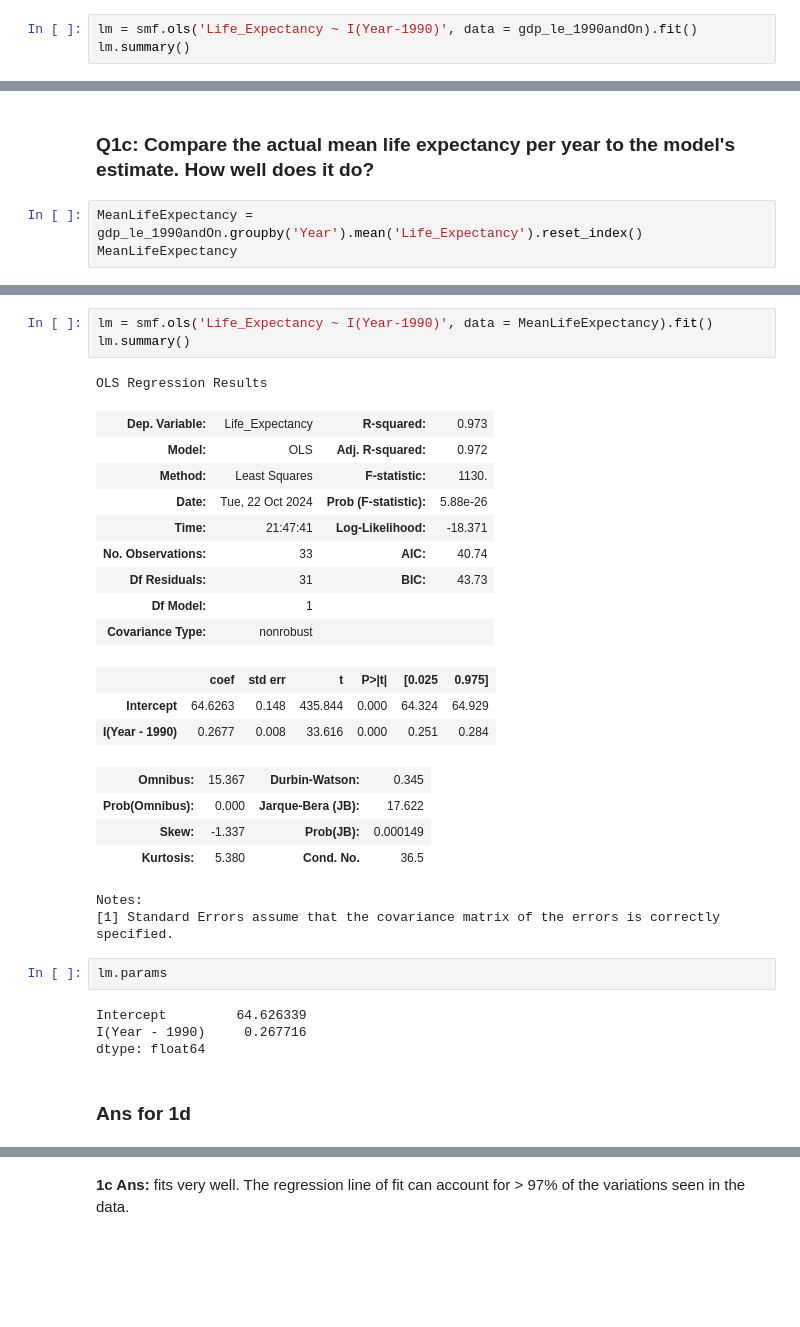
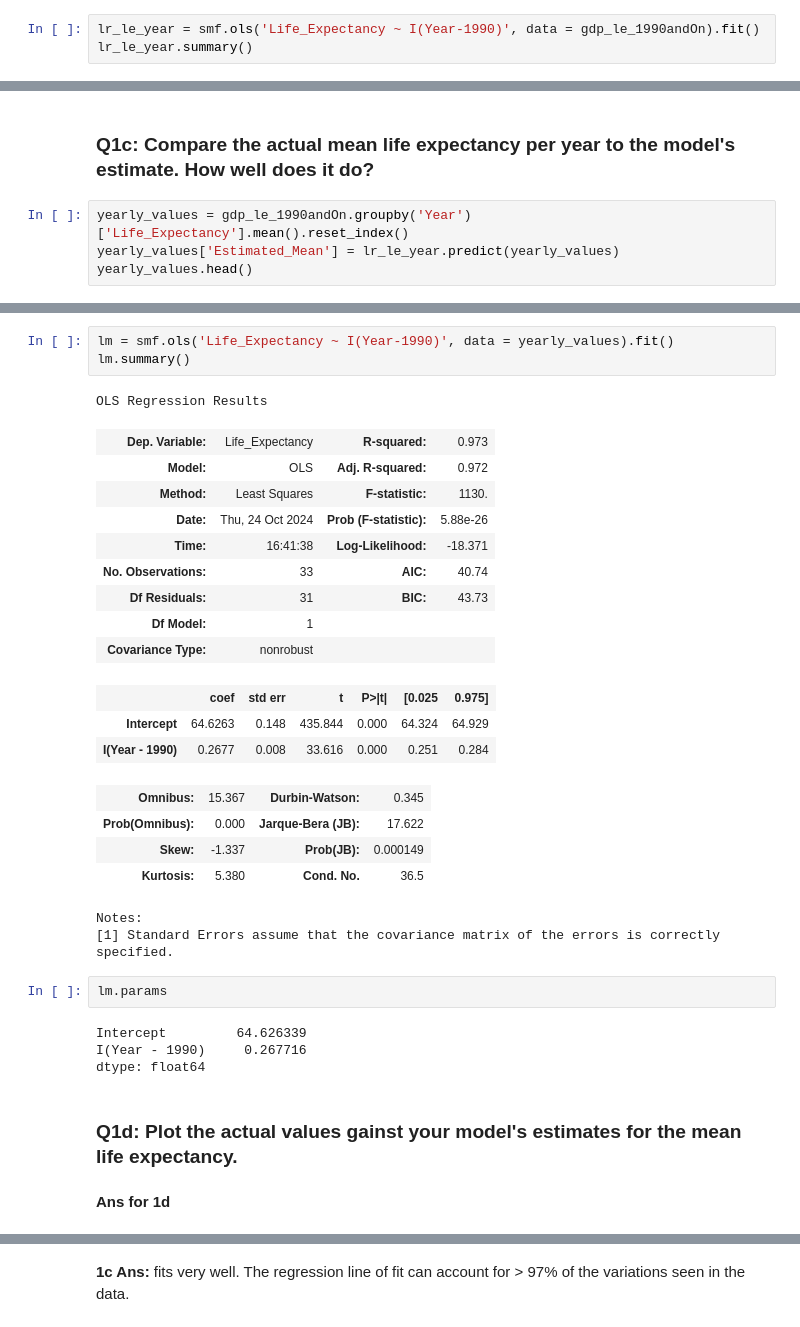
Before and after one commit to nss-data-science-cohort-8/un-linear-regression-MultidisciplinaryDeepDives, a Jupyter notebook: notebooks/UN_LinearRegression_In-ClassProject.ipynb, the cells around one changed output, grey strips where cells are left out. Cells and saved outputs as stored; diff of their text form; blank space fills up the shorter version.

```diff
--- a/notebooks/UN_LinearRegression_In-ClassProject.ipynb
+++ b/notebooks/UN_LinearRegression_In-ClassProject.ipynb
@@ -128,8 +131,8 @@ gdp_le_1990andOn
 | 5503 | Zimbabwe | 1990 | 2704.757299 | Africa | 59.426 |
 5504 rows × 5 columns
 # %%
-lm = smf.ols('Life_Expectancy ~ I(Year-1990)', data = gdp_le_1990andOn).fit()
-lm.summary()
+lr_le_year = smf.ols('Life_Expectancy ~ I(Year-1990)', data = gdp_le_1990andOn).fit()
+lr_le_year.summary()
 # %% [output]
 OLS Regression Results
 | Dep. Variable: | Life_Expectancy | R-squared: | 0.072 |
@@ -163,6 +166,7 @@ Ans: For each year progressed since 1990, we see an increase of average life exp
 # %% [markdown]
 ### **Q1c**: Compare the actual mean life expectancy per year to the model's estimate. How well does it do?
 # %%
-MeanLifeExpectancy = gdp_le_1990andOn.groupby('Year').mean('Life_Expectancy').reset_index()
-MeanLifeExpectancy
+yearly_values = gdp_le_1990andOn.groupby('Year')['Life_Expectancy'].mean().reset_index()
+yearly_values['Estimated_Mean'] = lr_le_year.predict(yearly_values)
+yearly_values.head()
 # %% [output]
@@ -186,13 +248,13 @@ MeanLifeExpectancy
 # %%
-lm = smf.ols('Life_Expectancy ~ I(Year-1990)', data = MeanLifeExpectancy).fit()
+lm = smf.ols('Life_Expectancy ~ I(Year-1990)', data = yearly_values).fit()
 lm.summary()
 # %% [output]
 OLS Regression Results
 | Dep. Variable: | Life_Expectancy | R-squared: | 0.973 |
 | Model: | OLS | Adj. R-squared: | 0.972 |
 | Method: | Least Squares | F-statistic: | 1130. |
-| Date: | Tue, 22 Oct 2024 | Prob (F-statistic): | 5.88e-26 |
-| Time: | 21:47:41 | Log-Likelihood: | -18.371 |
+| Date: | Thu, 24 Oct 2024 | Prob (F-statistic): | 5.88e-26 |
+| Time: | 16:41:38 | Log-Likelihood: | -18.371 |
 | No. Observations: | 33 | AIC: | 40.74 |
 | Df Residuals: | 31 | BIC: | 43.73 |
 | Df Model: | 1 |  |  |
@@ -212,5 +274,7 @@ lm.params
 Intercept         64.626339
 I(Year - 1990)     0.267716
 dtype: float64
+# %% [markdown]
+### **Q1d**: Plot the actual values gainst your model's estimates for the mean life expectancy.
 # %% [markdown]
-### Ans for 1d
+**Ans for 1d**
```
Also changed, not shown: parts of 72 cells of this notebook.
